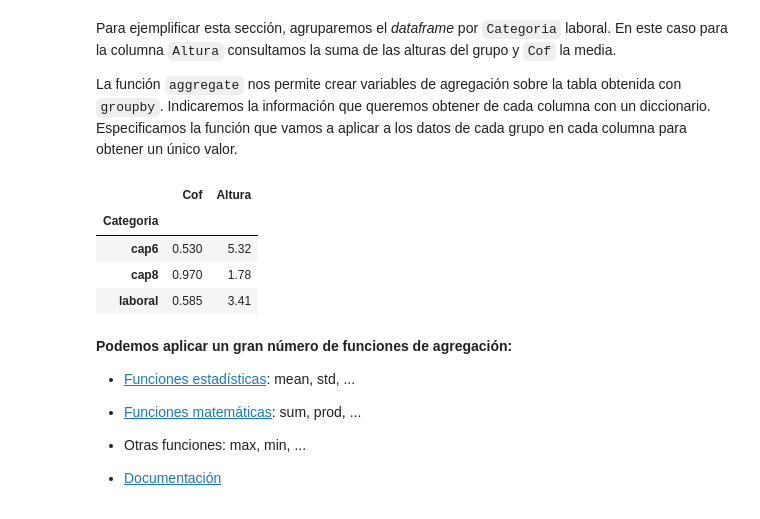
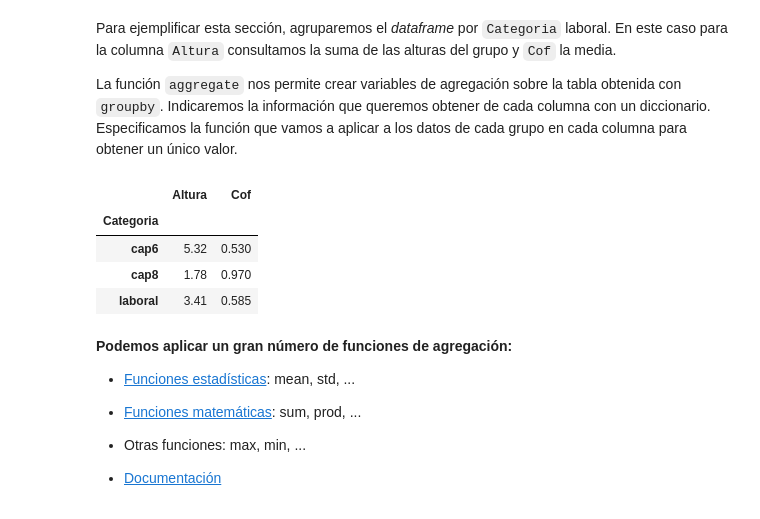
Before and after one commit to wisaaco/TxADM, a Jupyter notebook: notebooks/Part2/00_Pandas/02_Agrupación_de_datos.ipynb, the cells around one changed output. Cells and saved outputs as stored; diff of their text form; code cells hidden in the pictures.

```diff
--- a/notebooks/Part2/00_Pandas/02_Agrupación_de_datos.ipynb
+++ b/notebooks/Part2/00_Pandas/02_Agrupación_de_datos.ipynb
@@ -59,15 +71,17 @@ Para ejemplificar esta sección, agruparemos el _dataframe_ por `Categoria` labo
 
 La función `aggregate` nos permite crear variables de agregación sobre la tabla obtenida con `groupby`. Indicaremos la información que queremos obtener de cada columna con un diccionario. Especificamos la función que vamos a aplicar a los datos de cada grupo en cada columna para obtener un único valor.
 # %%
-df.groupby(["Categoria"]).aggregate({
+dfg = df.groupby(["Categoria"]).aggregate({
     "Altura":np.sum,
     "Cof":np.mean})
+
+dfg
 # %% [output]
-|  | Cof | Altura |
+|  | Altura | Cof |
 | Categoria |  |  |
-| cap6 | 0.530 | 5.32 |
-| cap8 | 0.970 | 1.78 |
-| laboral | 0.585 | 3.41 |
+| cap6 | 5.32 | 0.530 |
+| cap8 | 1.78 | 0.970 |
+| laboral | 3.41 | 0.585 |
 # %% [markdown]
 **Podemos aplicar un gran número de funciones de agregación:**
 
```
Also changed, not shown: parts of 28 cells of this notebook, 1 other file.
